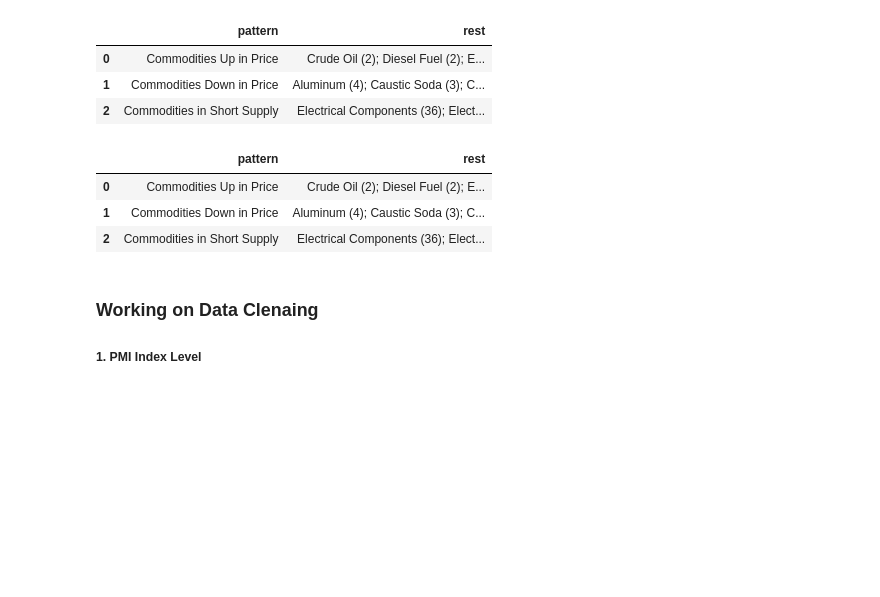
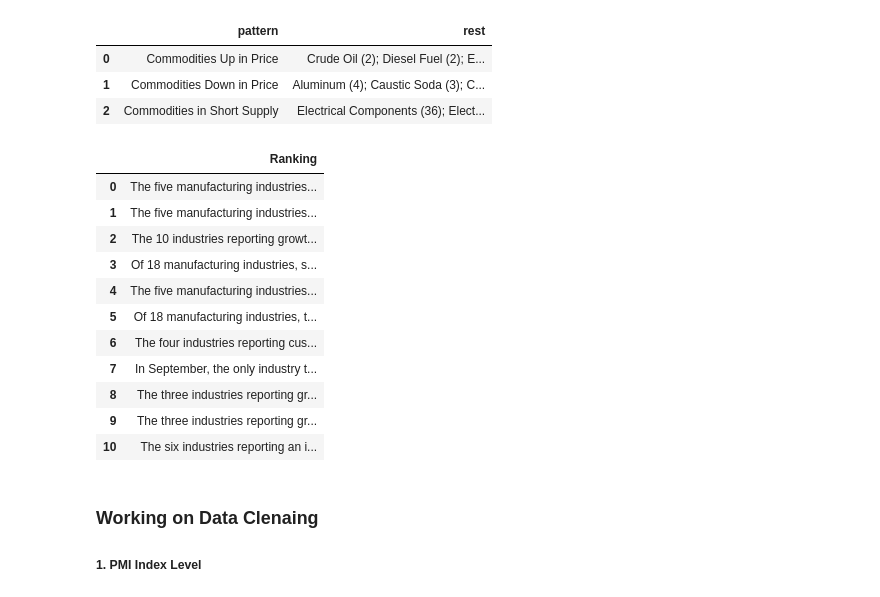
Before and after one commit to Jackylegend/python, a Jupyter notebook: ipynbs/pmi.ipynb, the cells around one changed output. Saved outputs shown, nothing was run; the diff lists cells and outputs as text; code cells hidden in the pictures; blank space fills up the shorter version.

```diff
--- a/ipynbs/pmi.ipynb
+++ b/ipynbs/pmi.ipynb
@@ -138,7 +138,7 @@ industry_ranking = [pmi,new_order,production,employment,supplier_deliveries,inve
 rankings = []
 for i, tag in enumerate(industry_ranking):
     if tag:
-        ranking = tag.get_text(separator=' ').strip()  # Get all the text within the <p> tag
+        ranking = tag.get_text().strip()  # Get all the text within the <p> tag
         rankings.append(ranking)
     else:
         print(f"The specified <p> tag {i+1} was not found.")
@@ -146,11 +146,21 @@ for i, tag in enumerate(industry_ranking):
 # Create a DataFrame with one column and three rows from the list of contents
 ranking_df = pd.DataFrame(rankings, columns=['Ranking'])
 ranking_df['Ranking'] = ranking_df['Ranking'].str.strip()
-# %% [output]
-|  | pattern | rest |
-| 0 | Commodities Up in Price | Crude Oil (2); Diesel Fuel (2); E... |
-| 1 | Commodities Down in Price | Aluminum (4); Caustic Soda (3); C... |
-| 2 | Commodities in Short Supply | Electrical Components (36); Elect... |
+# %%
+ranking_df
+# %% [output]
+|  | Ranking |
+| 0 | The five manufacturing industries... |
+| 1 | The five manufacturing industries... |
+| 2 | The 10 industries reporting growt... |
+| 3 | Of 18 manufacturing industries, s... |
+| 4 | The five manufacturing industries... |
+| 5 | Of 18 manufacturing industries, t... |
+| 6 | The four industries reporting cus... |
+| 7 | In September, the only industry t... |
+| 8 | The three industries reporting gr... |
+| 9 | The three industries reporting gr... |
+| 10 | The six industries reporting an i... |
 # %%
 industry_list = ['PMI','New Order','Production','Employment','Supplier Deliveries','Inventories','Customers_inv','Prices','Backlog Orders','New Export Orders','Imports']
 ranking_df['Industry'] = industry_list
```
Also changed, not shown: parts of 19 cells of this notebook.
